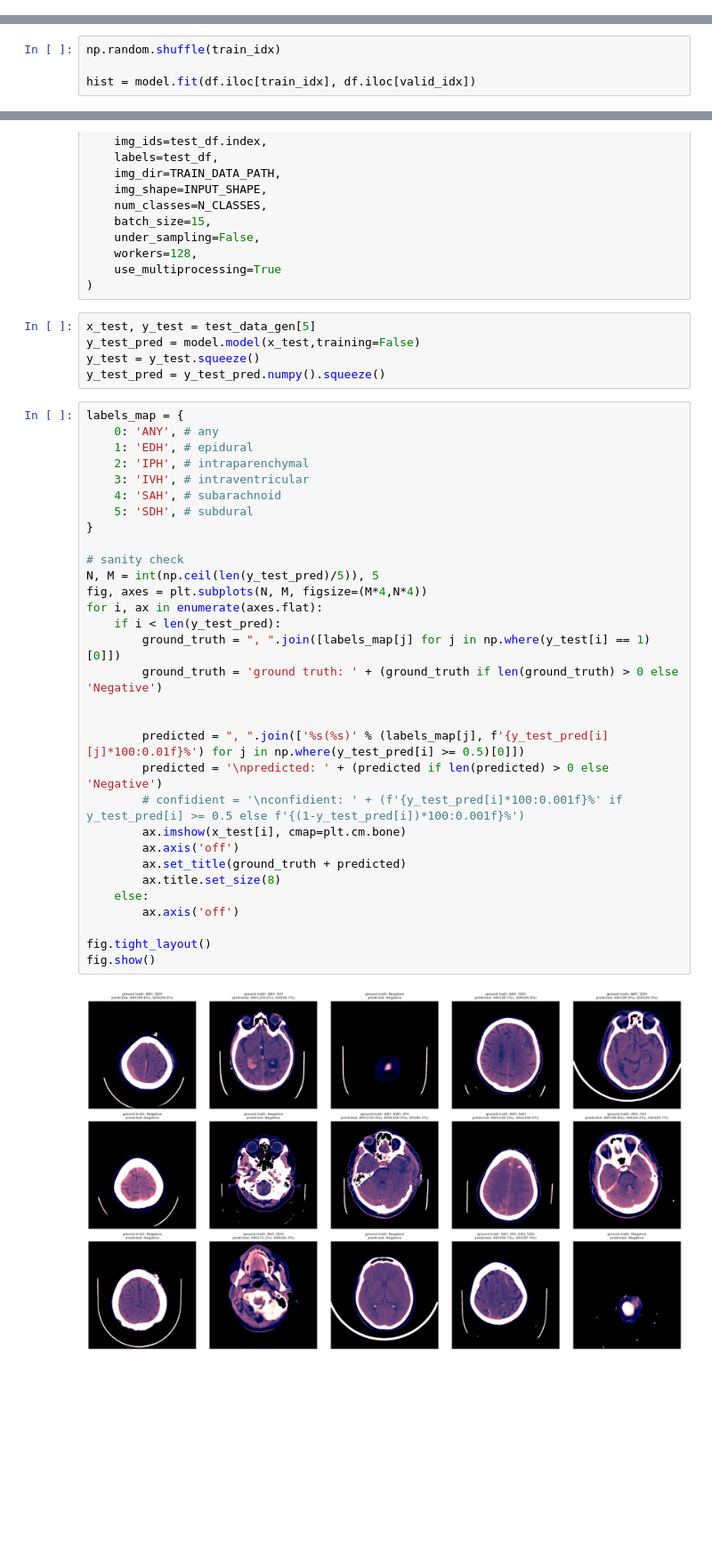
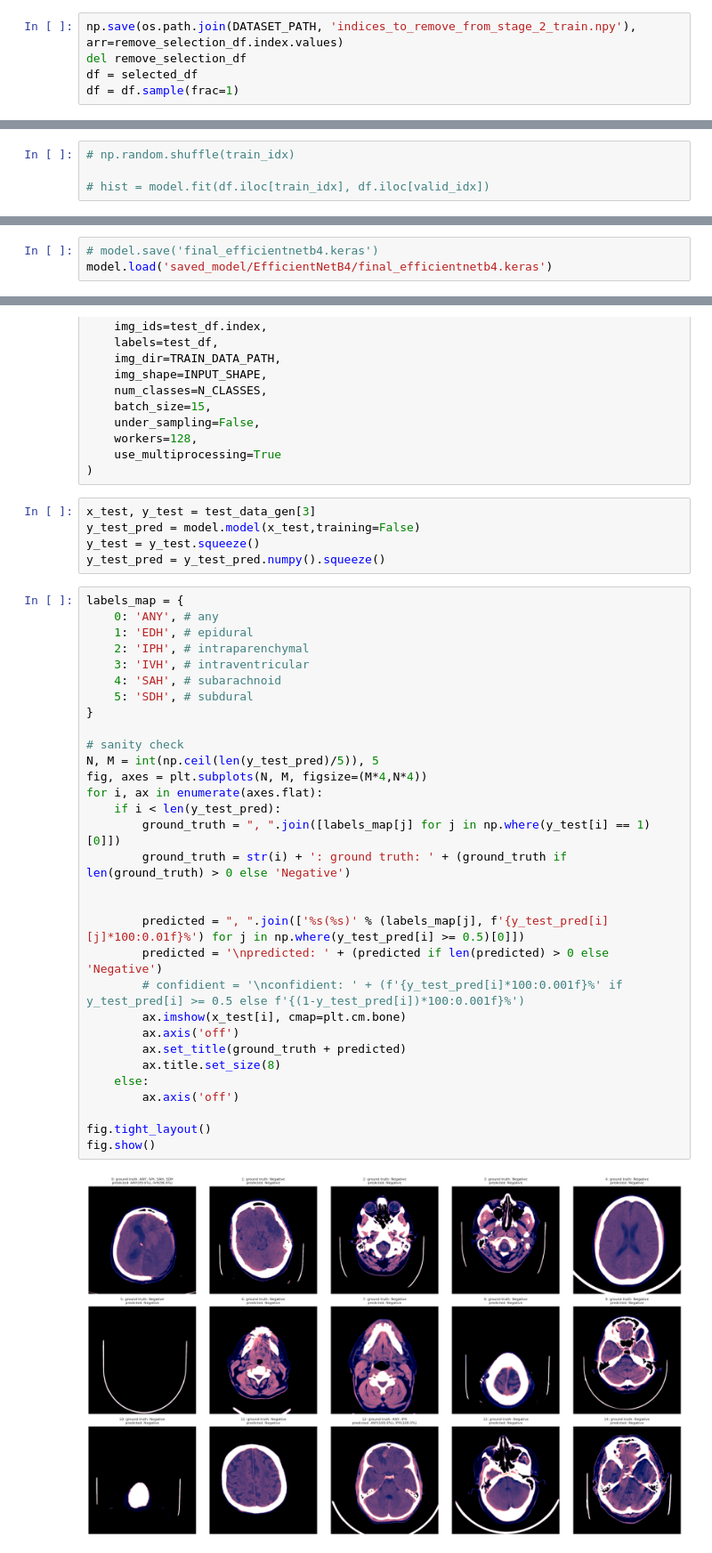
Before and after one commit to rtanx/ich-classification, a Jupyter notebook: efficientnet/efb4_multiclass.ipynb, the cells around one changed output, grey strips where cells are left out. Shown at 89% size. Drawn from its saved outputs; the diff is of its cells as text; blank space fills up the shorter version.

```diff
--- a/efficientnet/efb4_multiclass.ipynb
+++ b/efficientnet/efb4_multiclass.ipynb
@@ -321,3 +292,8 @@ Name: count, dtype: int64
+# %%
+np.save(os.path.join(DATASET_PATH, 'indices_to_remove_from_stage_2_train.npy'), arr=remove_selection_df.index.values)
+del remove_selection_df
+df = selected_df
+df = df.sample(frac=1)
 # %%
 plot_data_distribution(df, 'Data distribution after negative class undersampled')
 # %% [output]
@@ -516,6 +495,6 @@ msss_splits = next(msss.split(X, Y))
 train_idx = msss_splits[0]
 valid_idx = msss_splits[1]
 # %%
-np.random.shuffle(train_idx)
+# np.random.shuffle(train_idx)
 
-hist = model.fit(df.iloc[train_idx], df.iloc[valid_idx])
+# hist = model.fit(df.iloc[train_idx], df.iloc[valid_idx])
@@ -584 +501,4 @@ model saved to: saved_model/EfficientNetB4/final_efficientnetb4.keras
+# %%
+# model.save('final_efficientnetb4.keras')
+model.load('saved_model/EfficientNetB4/final_efficientnetb4.keras')
 # %%
@@ -679,7 +601,7 @@ test_data_gen = TrainDataGenerator(
     use_multiprocessing=True
 )
 # %%
-x_test, y_test = test_data_gen[5]
+x_test, y_test = test_data_gen[3]
 y_test_pred = model.model(x_test,training=False)
 y_test = y_test.squeeze()
 y_test_pred = y_test_pred.numpy().squeeze()
@@ -687,32 +609,32 @@ y_test_pred = y_test_pred.numpy().squeeze()
 labels_map = {
     0: 'ANY', # any
     1: 'EDH', # epidural
     2: 'IPH', # intraparenchymal
     3: 'IVH', # intraventricular
     4: 'SAH', # subarachnoid
     5: 'SDH', # subdural
 }
 
 # sanity check
 N, M = int(np.ceil(len(y_test_pred)/5)), 5
 fig, axes = plt.subplots(N, M, figsize=(M*4,N*4))
 for i, ax in enumerate(axes.flat):
     if i < len(y_test_pred):
         ground_truth = ", ".join([labels_map[j] for j in np.where(y_test[i] == 1)[0]])
-        ground_truth = 'ground truth: ' + (ground_truth if len(ground_truth) > 0 else 'Negative')
+        ground_truth = str(i) + ': ground truth: ' + (ground_truth if len(ground_truth) > 0 else 'Negative')
 
 
         predicted = ", ".join(['%s(%s)' % (labels_map[j], f'{y_test_pred[i][j]*100:0.01f}%') for j in np.where(y_test_pred[i] >= 0.5)[0]])
         predicted = '\npredicted: ' + (predicted if len(predicted) > 0 else 'Negative')
         # confidient = '\nconfidient: ' + (f'{y_test_pred[i]*100:0.001f}%' if y_test_pred[i] >= 0.5 else f'{(1-y_test_pred[i])*100:0.001f}%')
         ax.imshow(x_test[i], cmap=plt.cm.bone)
         ax.axis('off')
         ax.set_title(ground_truth + predicted)
         ax.title.set_size(8)
     else:
         ax.axis('off')
 
 fig.tight_layout()
 fig.show()
 # %% [output]
-[figure, old version]
+[figure, new version]
```
Also changed, not shown: parts of 18 cells of this notebook, 2 other files.
